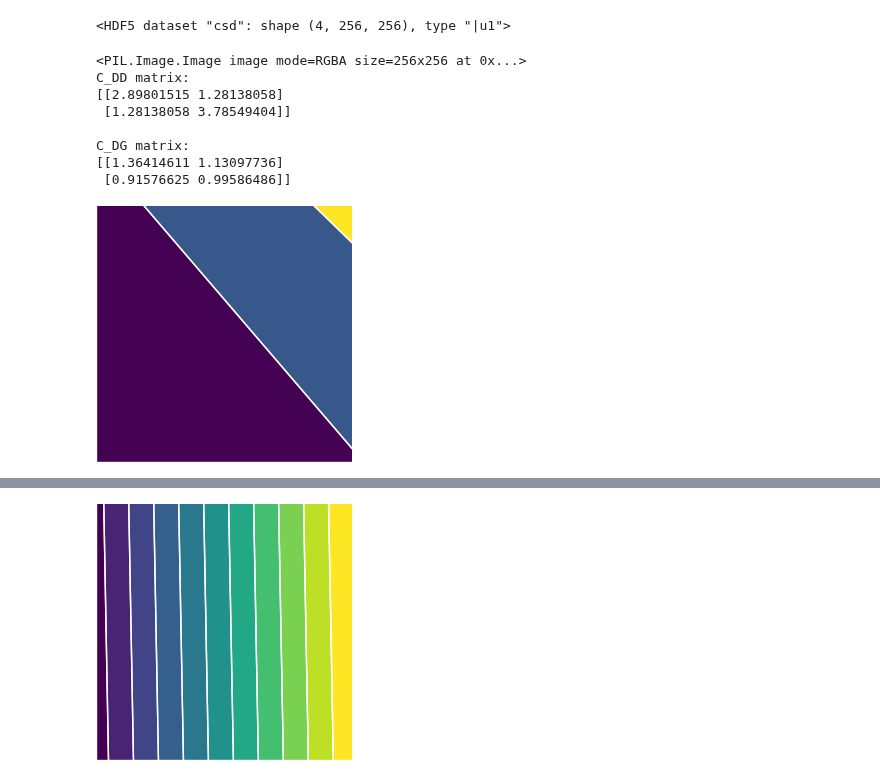
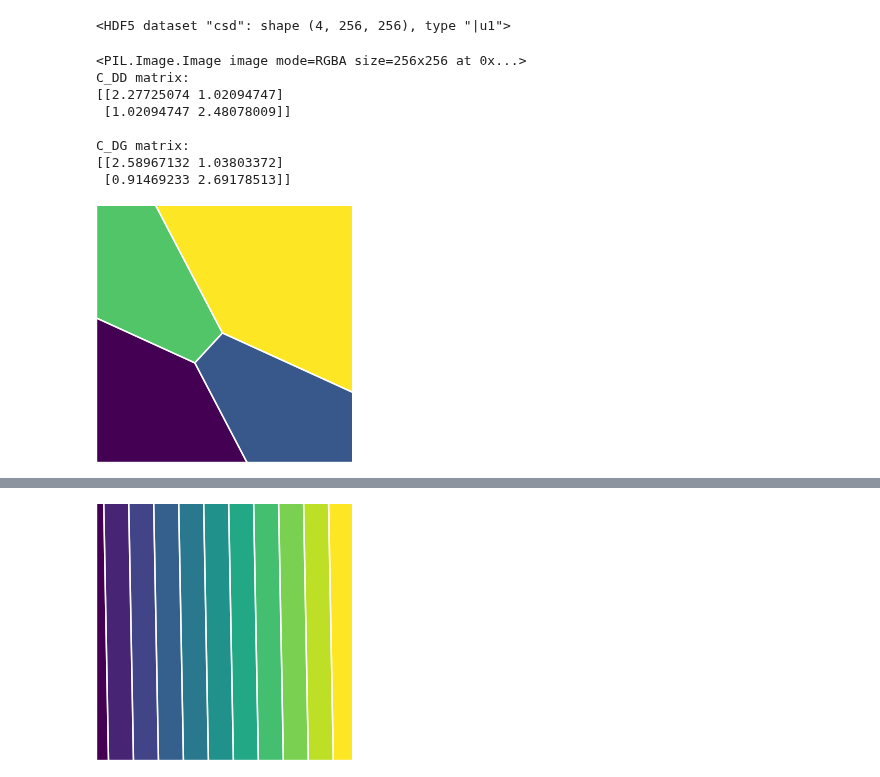
Before and after one commit to KREFT-QS-13/learning-QDs-parameters, a Jupyter notebook: example.ipynb, the cells around one changed output, grey strips where cells are left out. Drawn from its saved outputs; the diff is of its cells as text; code cells hidden in the pictures.

```diff
--- a/example.ipynb
+++ b/example.ipynb
@@ -40,14 +44,14 @@ hf[list(hf.keys())[0]]['csd'] #x_vol, y_vol, csd
 # %% [output]
 <HDF5 dataset "csd": shape (4, 256, 256), type "|u1">
 # %%
-u.reconstruct_img_with_matrices(2,19,'8596500959.png', True)[0]
+u.reconstruct_img_with_matrices(21,"0763205068.png", True)[0]
 # %% [output]
 <PIL.Image.Image image mode=RGBA size=256x256 at 0x...>
 C_DD matrix:
-[[2.89801515 1.28138058]
- [1.28138058 3.78549404]]
+[[2.27725074 1.02094747]
+ [1.02094747 2.48078009]]
 
 C_DG matrix:
-[[1.36414611 1.13097736]
- [0.91576625 0.99586486]]
+[[2.58967132 1.03803372]
+ [0.91469233 2.69178513]]
-[figure, old version]
+[figure, new version]
```
Also changed, not shown: parts of 17 cells of this notebook, 10 other files.
